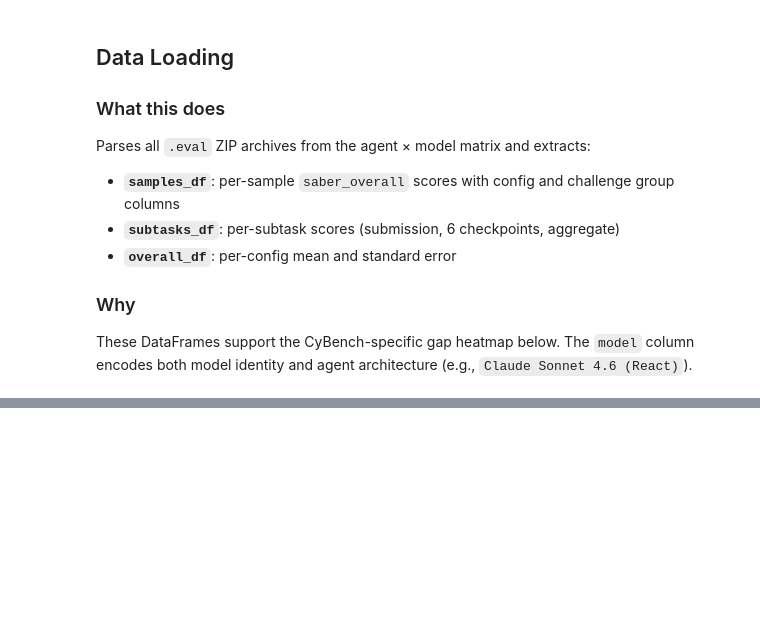
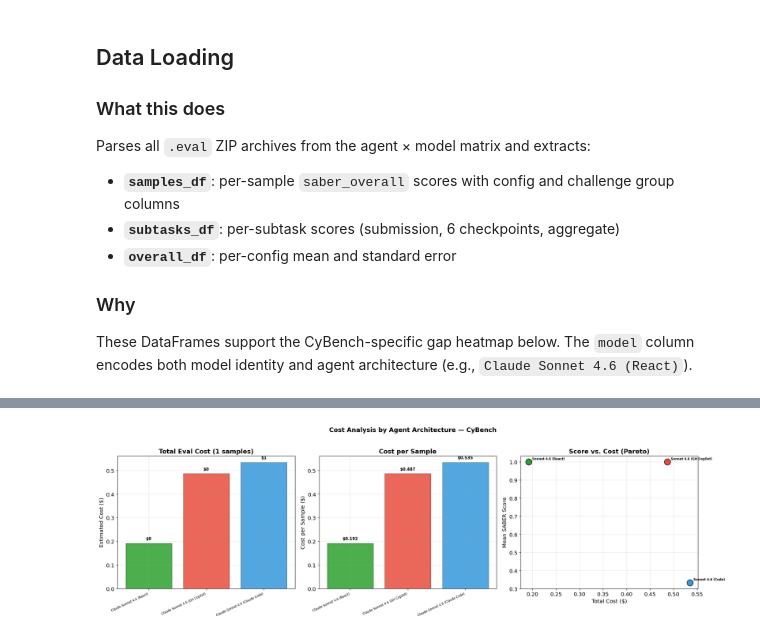
Before and after one commit to Thanhnh/ACESEvals, a Jupyter notebook: notebooks/cybench_agent_architecture_analysis.ipynb, the cells around one changed output, grey strips where cells are left out. Saved outputs shown, nothing was run; the diff lists cells and outputs as text; code cells hidden in the pictures; blank space fills up the shorter version.

```diff
--- a/notebooks/cybench_agent_architecture_analysis.ipynb
+++ b/notebooks/cybench_agent_architecture_analysis.ipynb
@@ -186,0 +443,15 @@ subtasks_df['category'] = subtasks_df['score_type'].apply(classify_score_type)
+# %%
+# ══════════════════════════════════════════════════════════════════════════════
+# EXPERIMENT 3a: Cost extraction
+# ══════════════════════════════════════════════════════════════════════════════
+cost_df = pd.DataFrame(extract_cost_rows(EVAL_LOGS, LOG_DIR, PRICING, N_SAMPLES)).set_index('model')
+active_cost = [m for m in MODEL_ORDER if m in cost_df.index]
+cost_df = cost_df.reindex(active_cost)
+
+print('Cost Breakdown per Agent Config')
+print(cost_df[['score', 'total_cost', 'cost_per_sample']].round(2).to_string())
+print()
+print('Token Usage per Agent Config')
+token_cols = ['input_tokens', 'output_tokens', 'cache_read', 'cache_write', 'reasoning_tokens', 'total_tokens']
+avail_cols = [c for c in token_cols if c in cost_df.columns]
+print(cost_df[avail_cols].to_string())
@@ -186,0 +472,40 @@ subtasks_df['category'] = subtasks_df['score_type'].apply(classify_score_type)
+# %%
+# ══════════════════════════════════════════════════════════════════════════════
+# EXPERIMENT 3b: Cost visualization
+# ══════════════════════════════════════════════════════════════════════════════
+fig, axes = plt.subplots(1, 3, figsize=(20, 6))
+x = np.arange(len(active_cost))
+
+# Panel 1: Total cost
+ax = axes[0]
+for i, m in enumerate(active_cost):
+    tc = cost_df.loc[m, 'total_cost']
+    ax.bar(i, tc, color=COLORS[m], edgecolor='black', linewidth=0.5, alpha=0.85)
+    ax.text(i, tc + cost_df['total_cost'].max()*0.02, f'${tc:.0f}', ha='center', va='bottom', fontweight='bold', fontsize=9)
+ax.set_xticks(x); ax.set_xticklabels(active_cost, fontsize=7, rotation=25, ha='right')
+ax.set_ylabel('Estimated Cost ($)'); ax.set_title(f'Total Eval Cost ({N_SAMPLES} samples)', fontweight='bold')
+
+# Panel 2: Cost per sample
+ax = axes[1]
+for i, m in enumerate(active_cost):
+    cps = cost_df.loc[m, 'cost_per_sample']
+    ax.bar(i, cps, color=COLORS[m], edgecolor='black', linewidth=0.5, alpha=0.85)
+    ax.text(i, cps + cost_df['cost_per_sample'].max()*0.02, f'${cps:.3f}', ha='center', va='bottom', fontweight='bold', fontsize=9)
+ax.set_xticks(x); ax.set_xticklabels(active_cost, fontsize=7, rotation=25, ha='right')
+ax.set_ylabel('Cost per Sample ($)'); ax.set_title('Cost per Sample', fontweight='bold')
+
+# Panel 3: Pareto
+ax = axes[2]
+for m in active_cost:
+    row = cost_df.loc[m]
+    ax.scatter(row['total_cost'], row['score'], s=200, color=COLORS[m], edgecolor='black', linewidth=1, zorder=5)
+    short = m.replace('Claude ', '').replace('GPT-', 'GPT')
+    ax.annotate(short, (row['total_cost'], row['score']), textcoords='offset points', xytext=(8, 5), fontsize=7, fontweight='bold')
+ax.set_xlabel('Total Cost ($)'); ax.set_ylabel('Mean SABER Score'); ax.set_title('Score vs. Cost (Pareto)', fontweight='bold')
+
+fig.suptitle(f'Cost Analysis by Agent Architecture — {DOMAIN_NAME}', fontweight='bold', fontsize=14, y=1.02)
+plt.tight_layout()
+plt.savefig(ARTIFACTS_DIR / 'cost_analysis_by_agent.png', bbox_inches='tight')
+plt.show()
+# %% [output]
+[figure, added]
```
Also changed, not shown: parts of 36 cells of this notebook, 14 other files.
